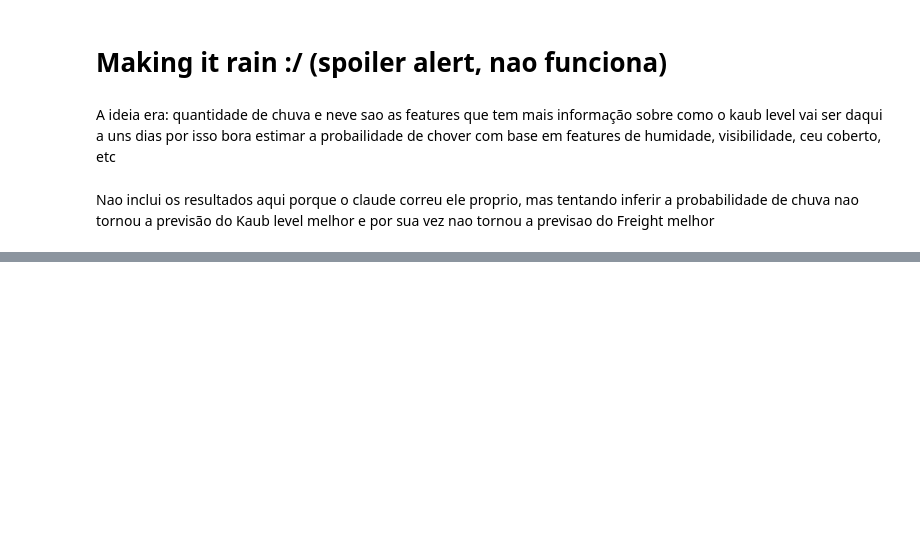
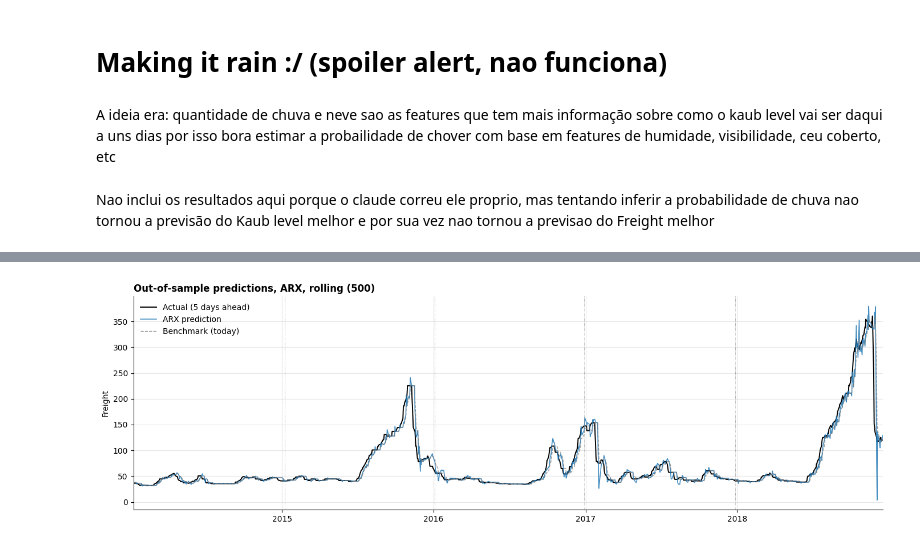
Before and after one commit to pejoCloser/Freight_Challenge, a Jupyter notebook: notebooks/02_initial_feature_engineering.ipynb, the cells around one changed output, grey strips where cells are left out. Cells and saved outputs as stored; diff of their text form; code cells hidden in the pictures; blank space fills up the shorter version.

```diff
--- a/notebooks/02_initial_feature_engineering.ipynb
+++ b/notebooks/02_initial_feature_engineering.ipynb
@@ -1359,0 +1446,4 @@ Nao inclui os resultados aqui porque o claude correu ele proprio, mas tentando i
+# %%
+plot_model(preds_arx, "ARX", scheme=scheme)
+# %% [output]
+[figure, added]
```
Also changed, not shown: parts of 14 cells of this notebook.
